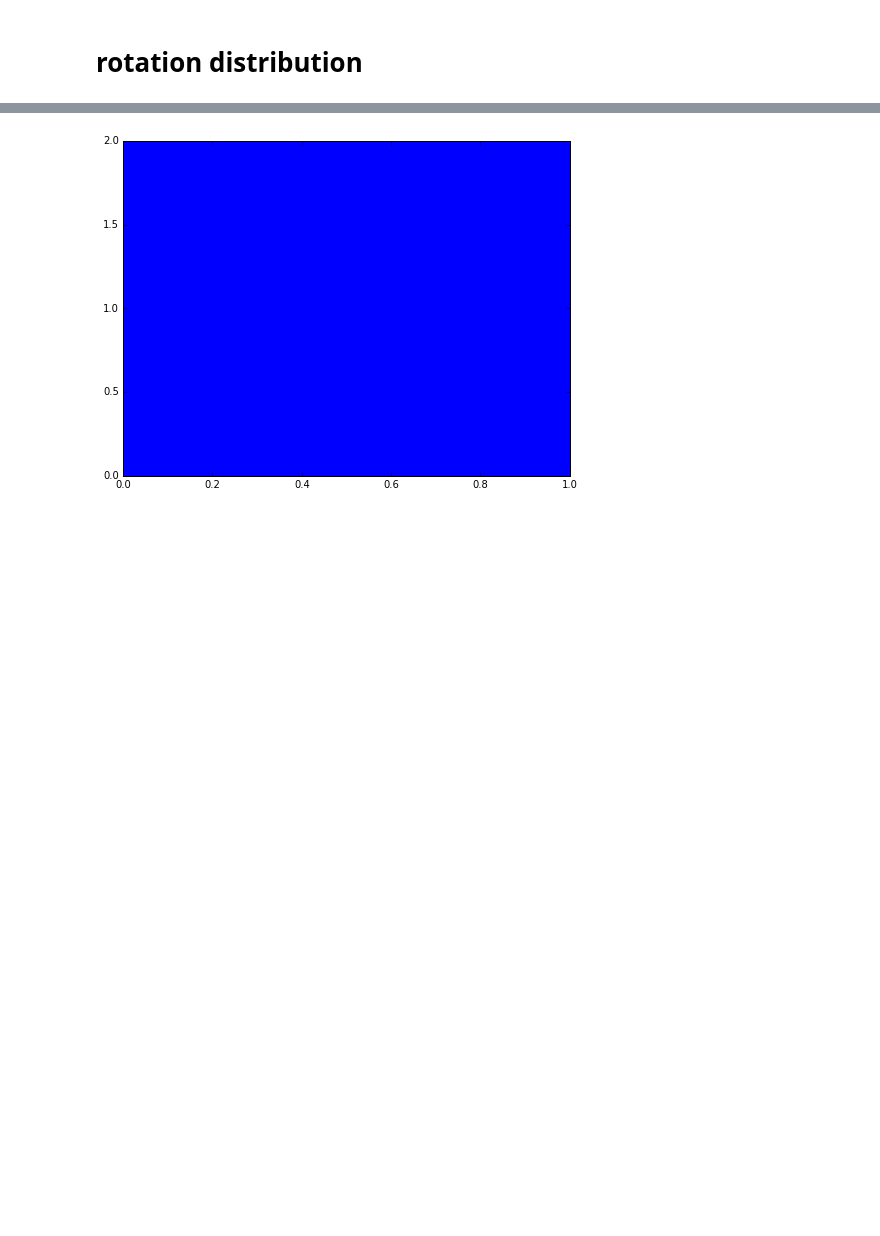
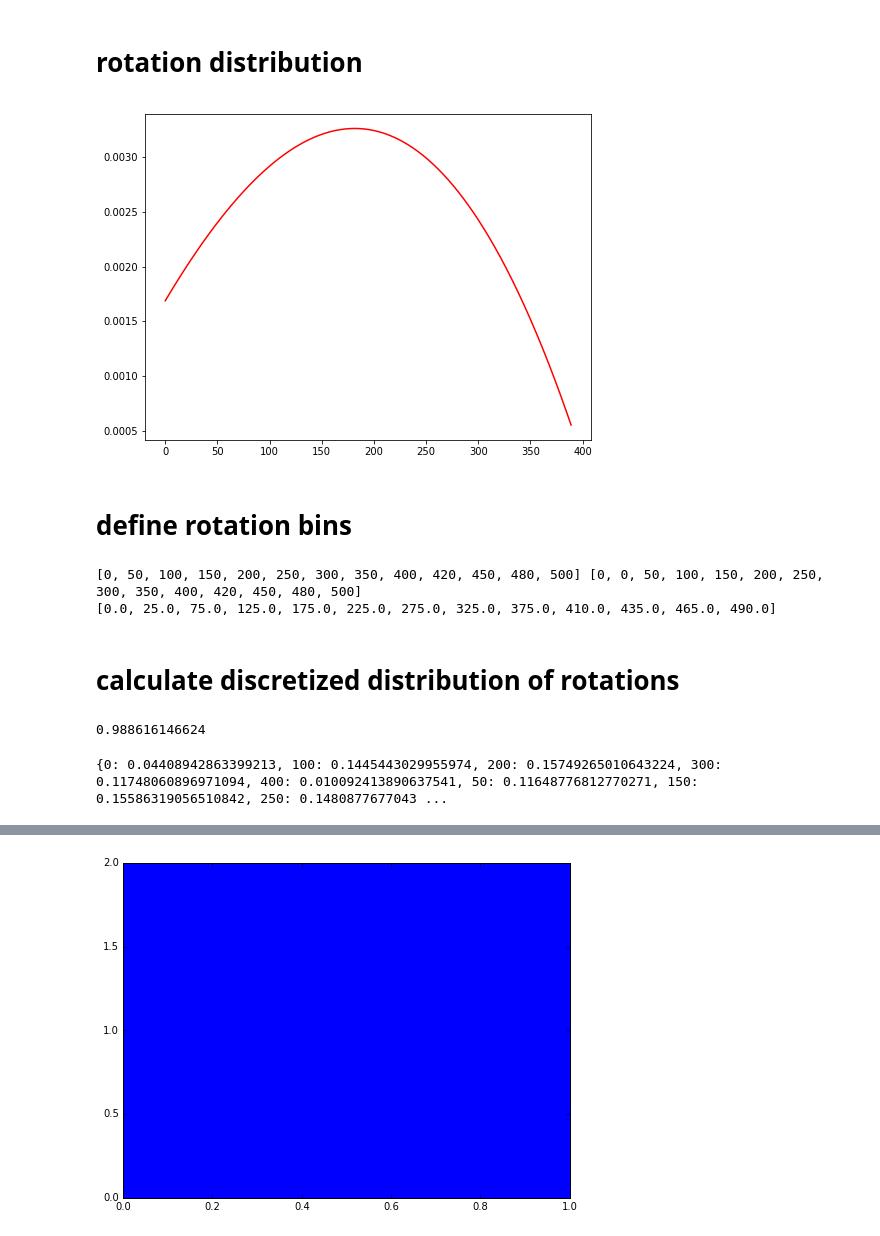
Before and after one commit to s6behast/internship, a Jupyter notebook: python_code/pop_synthesis/population_synthesis.ipynb, the cells around one changed output, grey strips where cells are left out. Cells and saved outputs as stored; diff of their text form; code cells hidden in the pictures; blank space fills up the shorter version.

Commit message:
rot and mass distributions combined

```diff
--- a/python_code/pop_synthesis/population_synthesis.ipynb
+++ b/python_code/pop_synthesis/population_synthesis.ipynb
@@ -171,2 +139,13 @@ plt.show()
 # %% [markdown]
 # rotation distribution #
+# %%
+# load in  rot distributoon
+
+v_dist=pd.read_pickle('./v_dist.pk')
+plt.plot(v_dist[v_dist.columns[1]], v_dist[v_dist.columns[0]])
+
+plt.show()
+# %% [output]
+[figure, added]
+# %% [markdown]
+# define rotation bins #
@@ -172,0 +154,42 @@ plt.show()
+# %%
+#duplicate list with a shift
+rl2=[0]+ rot_values# mass_list.insert(0,0)
+print rot_values, rl2
+
+rot_bins=[]
+
+for u,v in zip(rot_values, rl2):
+
+    rot_bins += [0.5*(u-v) + v]
+
+print rot_bins
+# %% [output]
+[0, 50, 100, 150, 200, 250, 300, 350, 400, 420, 450, 480, 500] [0, 0, 50, 100, 150, 200, 250, 300, 350, 400, 420, 450, 480, 500]
+[0.0, 25.0, 75.0, 125.0, 175.0, 225.0, 275.0, 325.0, 375.0, 410.0, 435.0, 465.0, 490.0]
+# %% [markdown]
+# calculate discretized distribution of rotations #
+# %%
+print (integrate.cumtrapz(x=v_dist['v'], y=v_dist['pdf'], initial=0 )).max()
+# %% [output]
+0.988616146624
+# %%
+#duplicate list with a shift
+r2 = list(rot_bins)
+r2.pop(0)
+
+rot_dist={}
+
+#print "r1, r2, p(r1 < r < r2):"
+for b,a, m  in zip(rot_bins, r2, rot_values):
+    x=v_dist.loc[ (v_dist['v'] < a) & (v_dist['v'] >b), 'v' ]
+    y=v_dist.loc[ (v_dist['v'] < a) & (v_dist['v'] >b), 'pdf' ]
+
+    #print len(x), len(y)
+    if len(x) != 0 and len(y) != 0:
+        #print b,a,(integrate.cumtrapz(x=x, y=y, initial=0 )).max()    #(integral of vCDF) #CDF_imf(b, a, 2.3, 2.21306)
+        rot_dist[m] = (integrate.cumtrapz(x=x, y=y, initial=0 )).max()
+
+
+print rot_dist
+# %% [output]
+{0: 0.04408942863399213, 100: 0.1445443029955974, 200: 0.15749265010643224, 300: 0.11748060896971094, 400: 0.010092413890637541, 50: 0.11648776812770271, 150: 0.15586319056510842, 250: 0.1480877677043 ...
```
Also changed, not shown: parts of 18 cells of this notebook, 4 other files.
